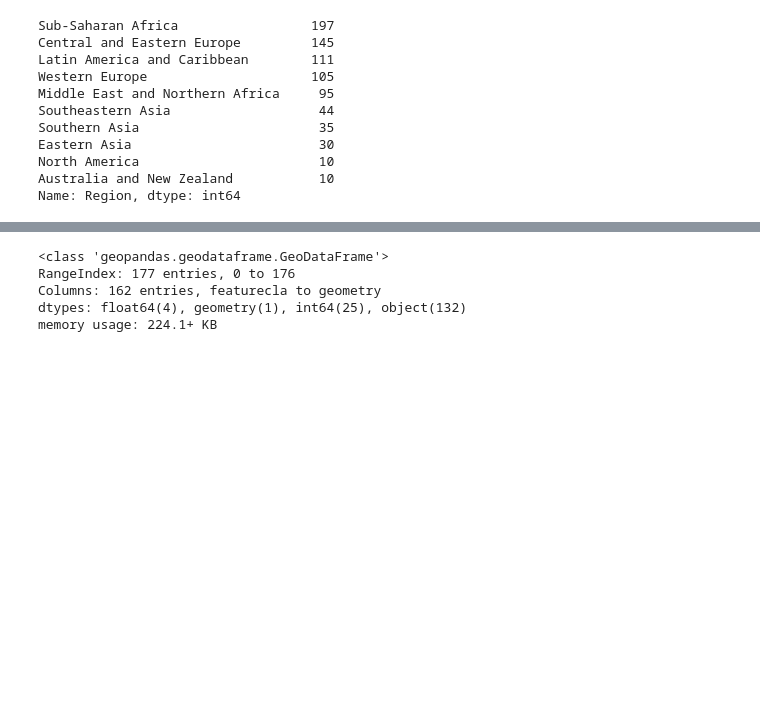
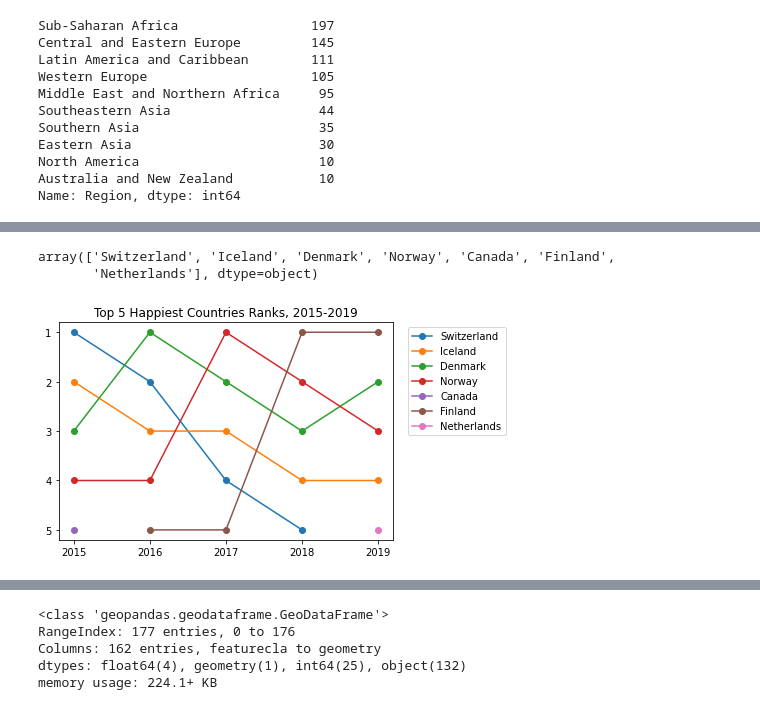
Before and after one commit to scho-git/springboard, a Jupyter notebook: mini_projects/storytelling/world_happiness.ipynb, the cells around one changed output, grey strips where cells are left out. Drawn from its saved outputs; the diff is of its cells as text; code cells hidden in the pictures; blank space fills up the shorter version.

```diff
--- a/mini_projects/storytelling/world_happiness.ipynb
+++ b/mini_projects/storytelling/world_happiness.ipynb
@@ -213,0 +240,2 @@ plt.show()
+# %%
+top5 = df[df.Rank <= 5][['Year','Country', 'Rank','Region']]
@@ -213,0 +251,26 @@ plt.show()
+# %%
+top5.Country.unique()
+# %% [output]
+array(['Switzerland', 'Iceland', 'Denmark', 'Norway', 'Canada', 'Finland',
+       'Netherlands'], dtype=object)
+# %%
+def country_data(name, df=top5):
+    """Extract a specific country's data from the top 5 happiest countries dataframe."""
+    df = df[df.Country == name].drop(columns='Country')
+    return df
+# %%
+#Plot the countries' data lines
+for country in top5.Country.unique():
+    plt.plot(country_data(country).Year, country_data(country).Rank, 'o-', label=country)
+
+#Format the tick labels
+plt.xticks(np.arange(2015,2020))
+plt.yticks(np.arange(1,6))
+ax = plt.gca()
+ax.set_ylim(ax.get_ylim()[::-1])
+
+plt.title('Top 5 Happiest Countries Ranks, 2015-2019')
+plt.legend(bbox_to_anchor=(1.35, 1), loc='upper right')
+plt.show()
+# %% [output]
+[figure, added]
```
Also changed, not shown: parts of 33 cells of this notebook.
